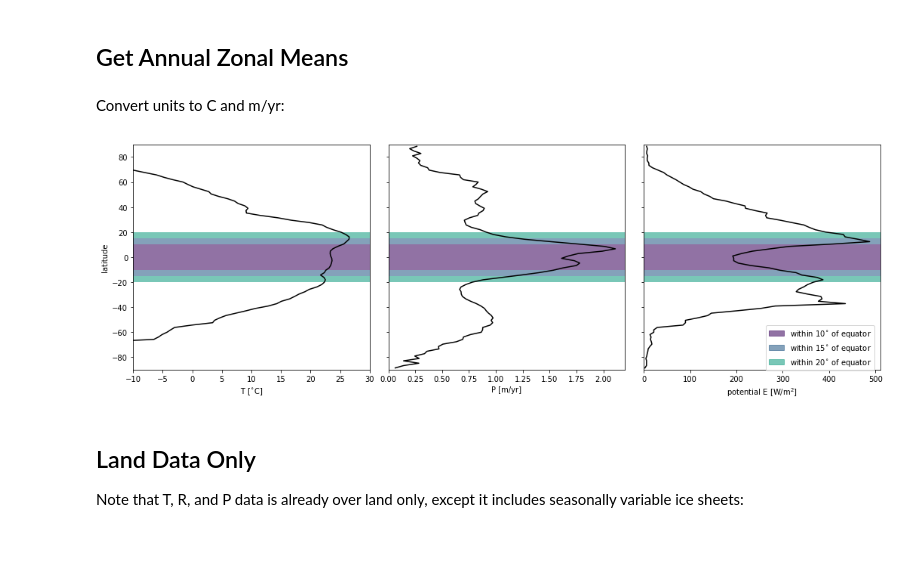
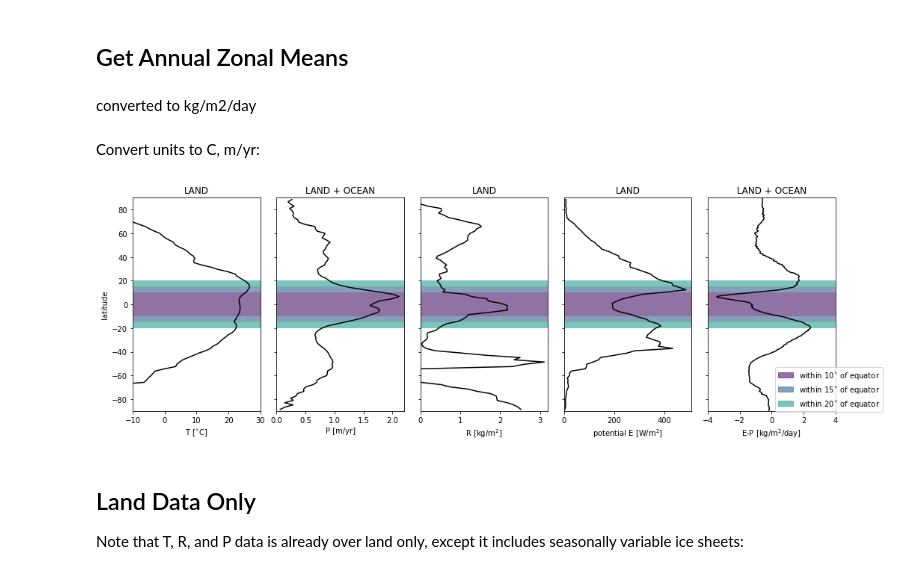
Before and after one commit to Swanson-Hysell-Group/2020_large_igneous_provinces, a Jupyter notebook: Code/Tropical_Rain_Belt.ipynb, the cells around one changed output. Cells and saved outputs as stored; diff of their text form; code cells hidden in the pictures; blank space fills up the shorter version.

Commit message:
add plotting of runoff and E-P

```diff
--- a/Code/Tropical_Rain_Belt.ipynb
+++ b/Code/Tropical_Rain_Belt.ipynb
@@ -11,4 +13,7 @@ R_nc = Dataset('../Data/climate/runof.sfc.mon.ltm.nc')
 P_nc = Dataset('../Data/climate/prate.sfc.mon.ltm.nc')
 E_nc = Dataset('../Data/climate/pevpr.sfc.mon.ltm.nc')
 ls_nc = Dataset('../Data/climate/lsmask.19294.nc')
+
+path_to_EP_nc = '/Users/yuempark/Documents/Berkeley/Research_GEOCLIM/Paleogeo_GEOCLIM/Modern_Climate/'
+EP_nc = Dataset(path_to_EP_nc+'ERAI.EP.1979-2015.nc')
 # %% [markdown]
@@ -46,13 +74,18 @@ for i in range(len(T_nc.variables['lat'])):
     R_zonal_means_nc = np.append(R_zonal_means_nc, np.nanmean(year_R))
     P_zonal_means_nc = np.append(P_zonal_means_nc, np.nanmean(year_P))
     E_zonal_means_nc = np.append(E_zonal_means_nc, np.nanmean(year_E))
+# %% [markdown]
+converted to kg/m2/day
+# %%
+EP_annual_means_nc = np.nanmean(EP_nc.variables['EP'][:,:,:].data, axis=0)*24*3600
+EP_zonal_means_nc = np.nanmean(EP_annual_means_nc, axis=1)
 # %% [markdown]
-Convert units to C and m/yr:
+Convert units to C, m/yr:
 # %%
 T_zonal_means = T_zonal_means_nc - 273.15
 P_zonal_means = P_zonal_means_nc * 31536000 * 0.001
 # %%
-fig, ax = plt.subplots(nrows=1, ncols=3, sharey=True, figsize=(15,5))
+fig, ax = plt.subplots(nrows=1, ncols=5, sharey=True, figsize=(15,5))
 
 degrees_10 = patches.Rectangle((-10,-10),520,20,edgecolor='none',alpha=0.6,facecolor='#481567')
 degrees_15_low = patches.Rectangle((-10,-15),520,5,edgecolor='none',alpha=0.6,facecolor='#33638D')
@@ -69,6 +102,7 @@ ax[0].set_xlabel('T [$^{\circ}$C]')
 ax[0].set_ylim([-90, 90])
 ax[0].set_xlim([-10,30])
 ax[0].set_ylabel('latitude')
+ax[0].set_title('LAND')
 
 degrees_10 = patches.Rectangle((-10,-10),520,20,edgecolor='none',alpha=0.6,facecolor='#481567')
 degrees_15_low = patches.Rectangle((-10,-15),520,5,edgecolor='none',alpha=0.6,facecolor='#33638D')
@@ -78,37 +112,71 @@ degrees_20_high = patches.Rectangle((-10,15),520,5,edgecolor='none',alpha=0.6,fa
 ax[1].add_patch(degrees_10)
 ax[1].add_patch(degrees_15_low)
 ax[1].add_patch(degrees_15_high)
 ax[1].add_patch(degrees_20_low)
 ax[1].add_patch(degrees_20_high)
 ax[1].plot(P_zonal_means,T_nc.variables['lat'],color='black')
 ax[1].set_xlabel('P [m/yr]')
 ax[1].set_ylim([-90, 90])
 ax[1].set_xlim([0, 2.2])
+ax[1].set_title('LAND + OCEAN')
 
 degrees_10 = patches.Rectangle((-10,-10),520,20,edgecolor='none',alpha=0.6,facecolor='#481567')
 degrees_15_low = patches.Rectangle((-10,-15),520,5,edgecolor='none',alpha=0.6,facecolor='#33638D')
 degrees_15_high = patches.Rectangle((-10,10),520,5,edgecolor='none',alpha=0.6,facecolor='#33638D')
 degrees_20_low = patches.Rectangle((-10,-20),520,5,edgecolor='none',alpha=0.6,facecolor='#20A387')
 degrees_20_high = patches.Rectangle((-10,15),520,5,edgecolor='none',alpha=0.6,facecolor='#20A387')
 ax[2].add_patch(degrees_10)
 ax[2].add_patch(degrees_15_low)
 ax[2].add_patch(degrees_15_high)
 ax[2].add_patch(degrees_20_low)
 ax[2].add_patch(degrees_20_high)
-ax[2].plot(E_zonal_means_nc,T_nc.variables['lat'],color='black')
-ax[2].set_xlabel('potential E [W/m$^{2}$]')
+ax[2].plot(R_zonal_means_nc,T_nc.variables['lat'],color='black')
+ax[2].set_xlabel('R [kg/m$^{2}$]')
 ax[2].set_ylim([-90, 90])
-ax[2].set_xlim([0,510])
+ax[2].set_xlim([0, 3.2])
+ax[2].set_title('LAND')
+
+degrees_10 = patches.Rectangle((-10,-10),520,20,edgecolor='none',alpha=0.6,facecolor='#481567')
+degrees_15_low = patches.Rectangle((-10,-15),520,5,edgecolor='none',alpha=0.6,facecolor='#33638D')
+degrees_15_high = patches.Rectangle((-10,10),520,5,edgecolor='none',alpha=0.6,facecolor='#33638D')
+degrees_20_low = patches.Rectangle((-10,-20),520,5,edgecolor='none',alpha=0.6,facecolor='#20A387')
+degrees_20_high = patches.Rectangle((-10,15),520,5,edgecolor='none',alpha=0.6,facecolor='#20A387')
+ax[3].add_patch(degrees_10)
+ax[3].add_patch(degrees_15_low)
+ax[3].add_patch(degrees_15_high)
+ax[3].add_patch(degrees_20_low)
+ax[3].add_patch(degrees_20_high)
+ax[3].plot(E_zonal_means_nc,T_nc.variables['lat'],color='black')
+ax[3].set_xlabel('potential E [W/m$^{2}$]')
+ax[3].set_ylim([-90, 90])
+ax[3].set_xlim([0,510])
+ax[3].set_title('LAND')
+
+degrees_10 = patches.Rectangle((-10,-10),520,20,edgecolor='none',alpha=0.6,facecolor='#481567')
+degrees_15_low = patches.Rectangle((-10,-15),520,5,edgecolor='none',alpha=0.6,facecolor='#33638D')
+degrees_15_high = patches.Rectangle((-10,10),520,5,edgecolor='none',alpha=0.6,facecolor='#33638D')
+degrees_20_low = patches.Rectangle((-10,-20),520,5,edgecolor='none',alpha=0.6,facecolor='#20A387')
+degrees_20_high = patches.Rectangle((-10,15),520,5,edgecolor='none',alpha=0.6,facecolor='#20A387')
+ax[4].add_patch(degrees_10)
+ax[4].add_patch(degrees_15_low)
+ax[4].add_patch(degrees_15_high)
+ax[4].add_patch(degrees_20_low)
+ax[4].add_patch(degrees_20_high)
+ax[4].plot(EP_zonal_means_nc,EP_nc.variables['lat'],color='black')
+ax[4].set_xlabel('E-P [kg/m$^{2}$/day]')
+ax[4].set_ylim([-90, 90])
+ax[4].set_xlim([-4,4])
+ax[4].set_title('LAND + OCEAN')
 
 degrees_10 = patches.Patch(linestyle='-', label='within 10$^{\circ}$ of equator',color='#481567',alpha=0.6)
 degrees_15 = patches.Patch(label='within 15$^{\circ}$ of equator',color='#33638D',alpha=0.6)
 degrees_20 = patches.Patch(label='within 20$^{\circ}$ of equator',color='#20A387',alpha=0.6)
 plt.legend(ncol=1,bbox_to_anchor=(0.5, -.02),handles=[degrees_10,degrees_15,degrees_20],loc='lower left')
 
 plt.tight_layout()
 plt.show(fig)
 # %% [output]
-[figure, old version]
+[figure, new version]
 # %% [markdown]
 ## Land Data Only
 
```
Also changed, not shown: parts of 18 cells of this notebook, 1 other file.
